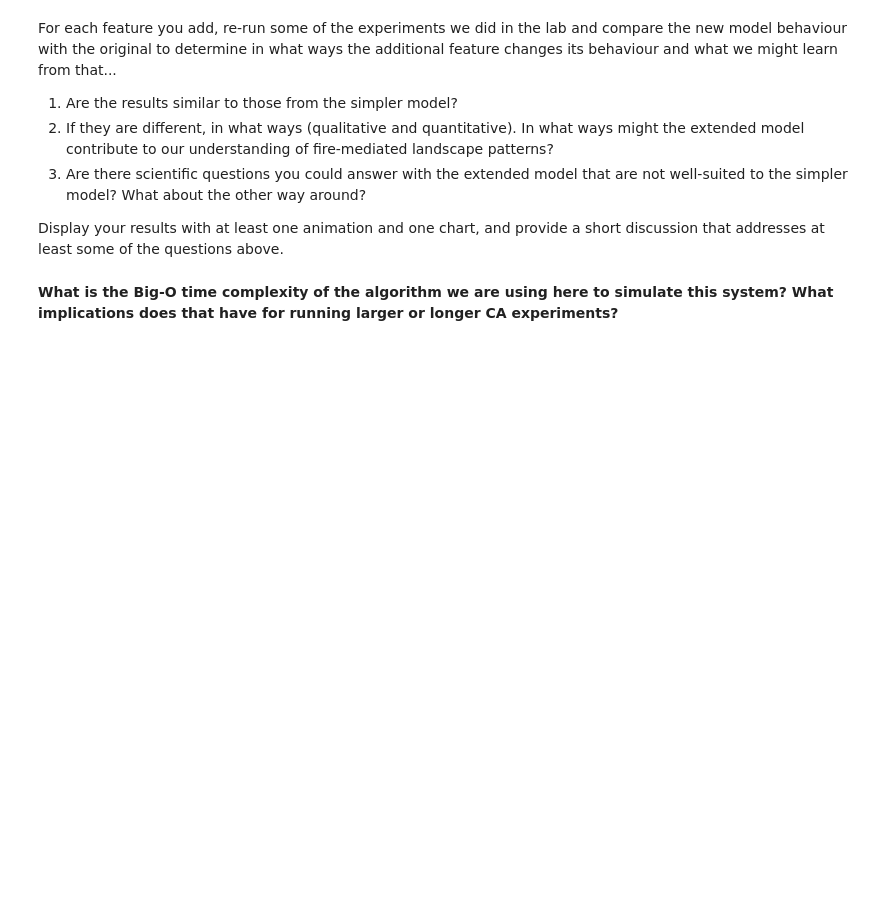
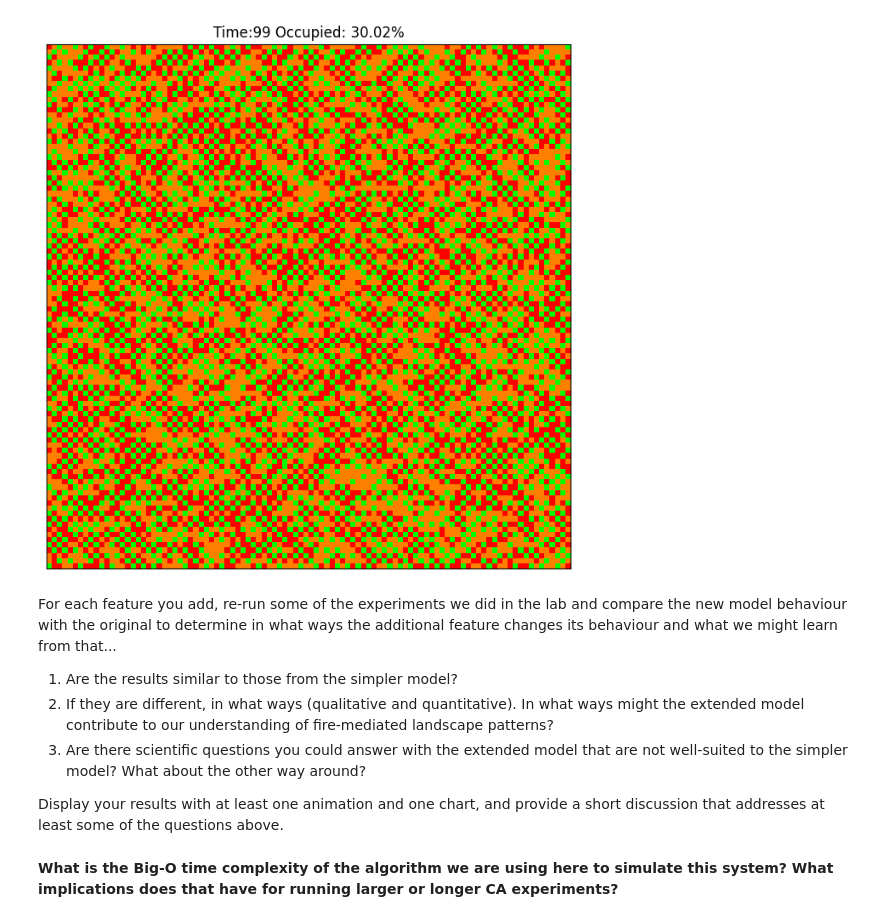
Before and after one commit to WilliamQin65/cap-comp215, a Jupyter notebook: Project2.ipynb, the cells around one changed output. Saved outputs shown, nothing was run; the diff lists cells and outputs as text; code cells hidden in the pictures; blank space fills up the shorter version.

```diff
--- a/Project2.ipynb
+++ b/Project2.ipynb
@@ -114,7 +114,7 @@ class ForestFire:
         # initialize landscape with approx. q proportion of cells OCCUPIED
         self.array = np.random.choice([self.OCCUPIED, self.EMPTY], (n, n), p=[q, 1 - q])
 
-    def step(self, wind_speed, wind_direction):
+    def step(self, wind_speed = 100, wind_direction = 30):
         """Executes one time step, applying the CA rules to regenerate and burn forest.
         wind_speed: wind speed in km/h
         wind_direction: direction of wind in degrees(0 is east, 30 is south, 60 is north, 90 is east)
@@ -158,6 +158,12 @@ class ForestFire:
         title = f'Time:{step} Occupied: {round(self.pct_occupied() * 100, 2)}%'
         plot_2D_array(self.array, axes=axes, title=title,
                       cmap=self.forest_colour_map, vmin=0, vmax=len(self.forest_colour_map.colors))
+# %%
+f = ForestFire(100,0.01,0.001,0.5)
+Animation = Animation2D(f,frames = 100, steps_per_frame = 1)
+Animation.animate(0.3)
+# %% [output]
+[figure, added]
 # %% [markdown]
 For each feature you add, re-run some of the experiments we did in the lab and compare the new model
 behaviour with the original to determine in what ways the additional feature changes its behaviour and what
```
